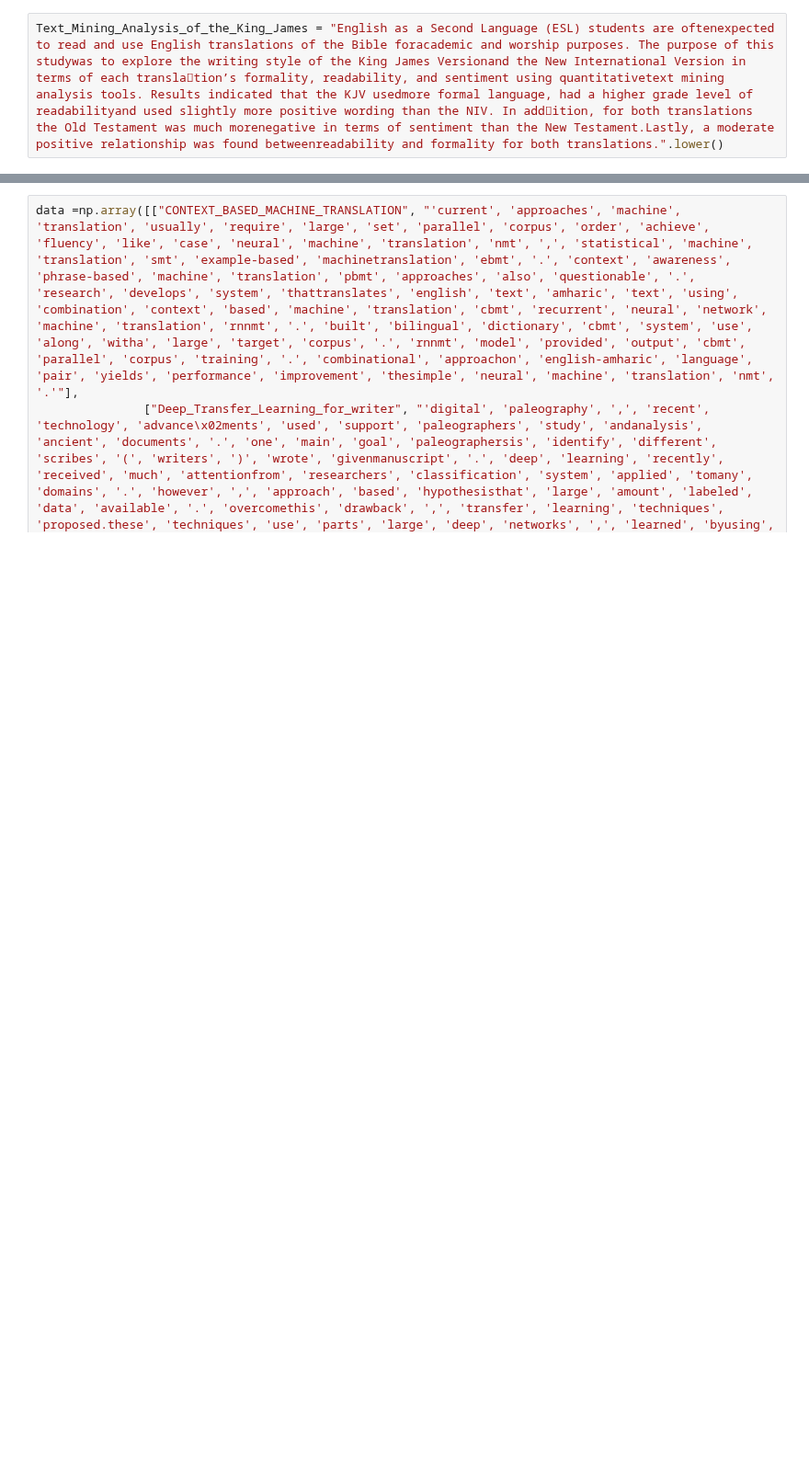
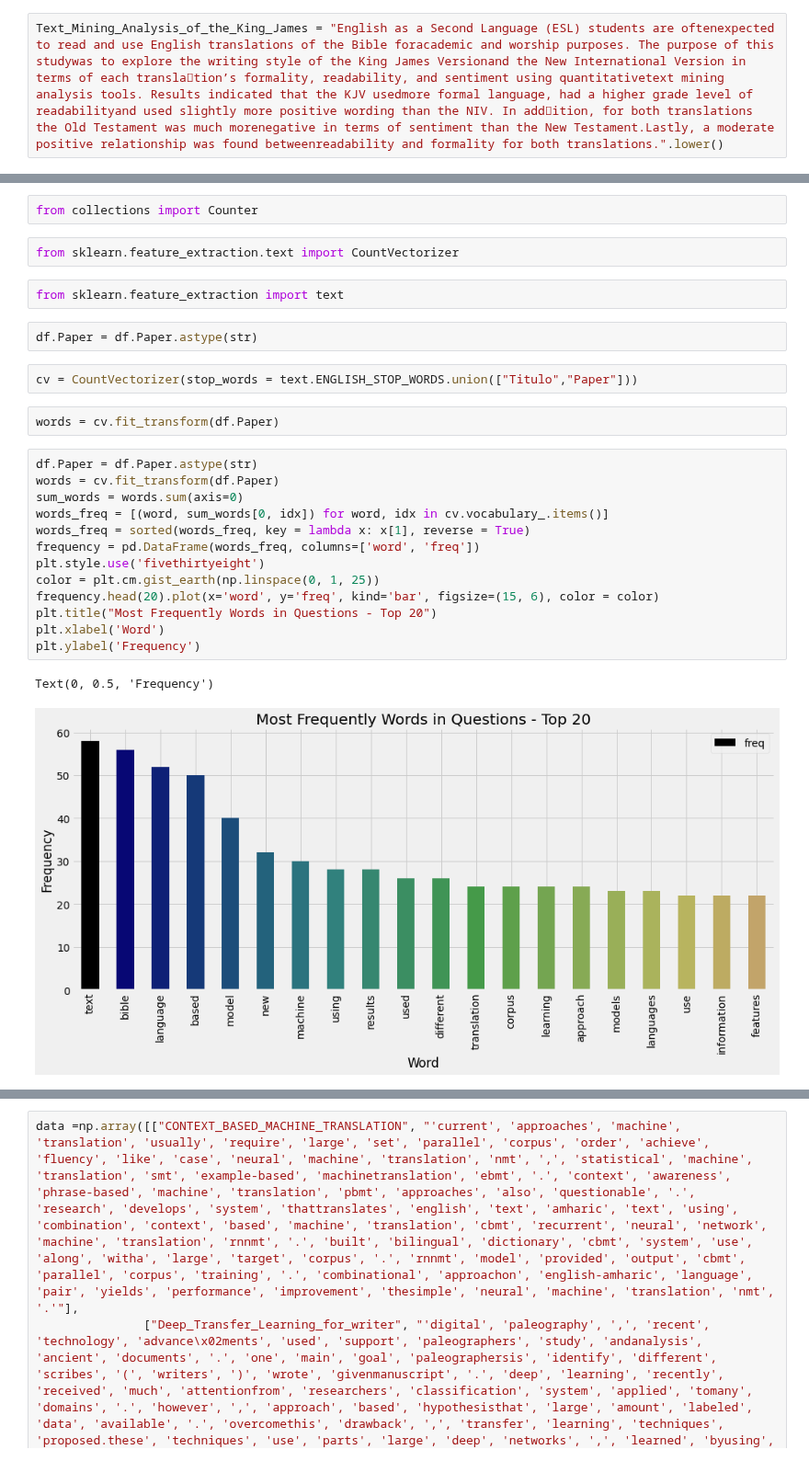
Before and after one commit to Bruno-cesar-dout/Versao_de_experimentos, a Jupyter notebook: Analise_de_frequencia_artigo_revisao.ipynb, the cells around one changed output, grey strips where cells are left out. Shown at 92% size. Saved outputs shown, nothing was run; the diff lists cells and outputs as text; blank space fills up the shorter version.

```diff
--- a/Analise_de_frequencia_artigo_revisao.ipynb
+++ b/Analise_de_frequencia_artigo_revisao.ipynb
@@ -93,0 +295,28 @@ print(filtered_sentence1)
+# %%
+from collections import Counter
+# %%
+from sklearn.feature_extraction.text import CountVectorizer
+# %%
+from sklearn.feature_extraction import text
+# %%
+df.Paper = df.Paper.astype(str)
+# %%
+cv = CountVectorizer(stop_words = text.ENGLISH_STOP_WORDS.union(["Titulo","Paper"]))
+# %%
+words = cv.fit_transform(df.Paper)
+# %%
+df.Paper = df.Paper.astype(str)
+words = cv.fit_transform(df.Paper)
+sum_words = words.sum(axis=0)
+words_freq = [(word, sum_words[0, idx]) for word, idx in cv.vocabulary_.items()]
+words_freq = sorted(words_freq, key = lambda x: x[1], reverse = True)
+frequency = pd.DataFrame(words_freq, columns=['word', 'freq'])
+plt.style.use('fivethirtyeight')
+color = plt.cm.gist_earth(np.linspace(0, 1, 25))
+frequency.head(20).plot(x='word', y='freq', kind='bar', figsize=(15, 6), color = color)
+plt.title("Most Frequently Words in Questions - Top 20")
+plt.xlabel('Word')
+plt.ylabel('Frequency')
+# %% [output]
+Text(0, 0.5, 'Frequency')
+[figure, added]
```
Also changed, not shown: parts of 65 cells of this notebook.
